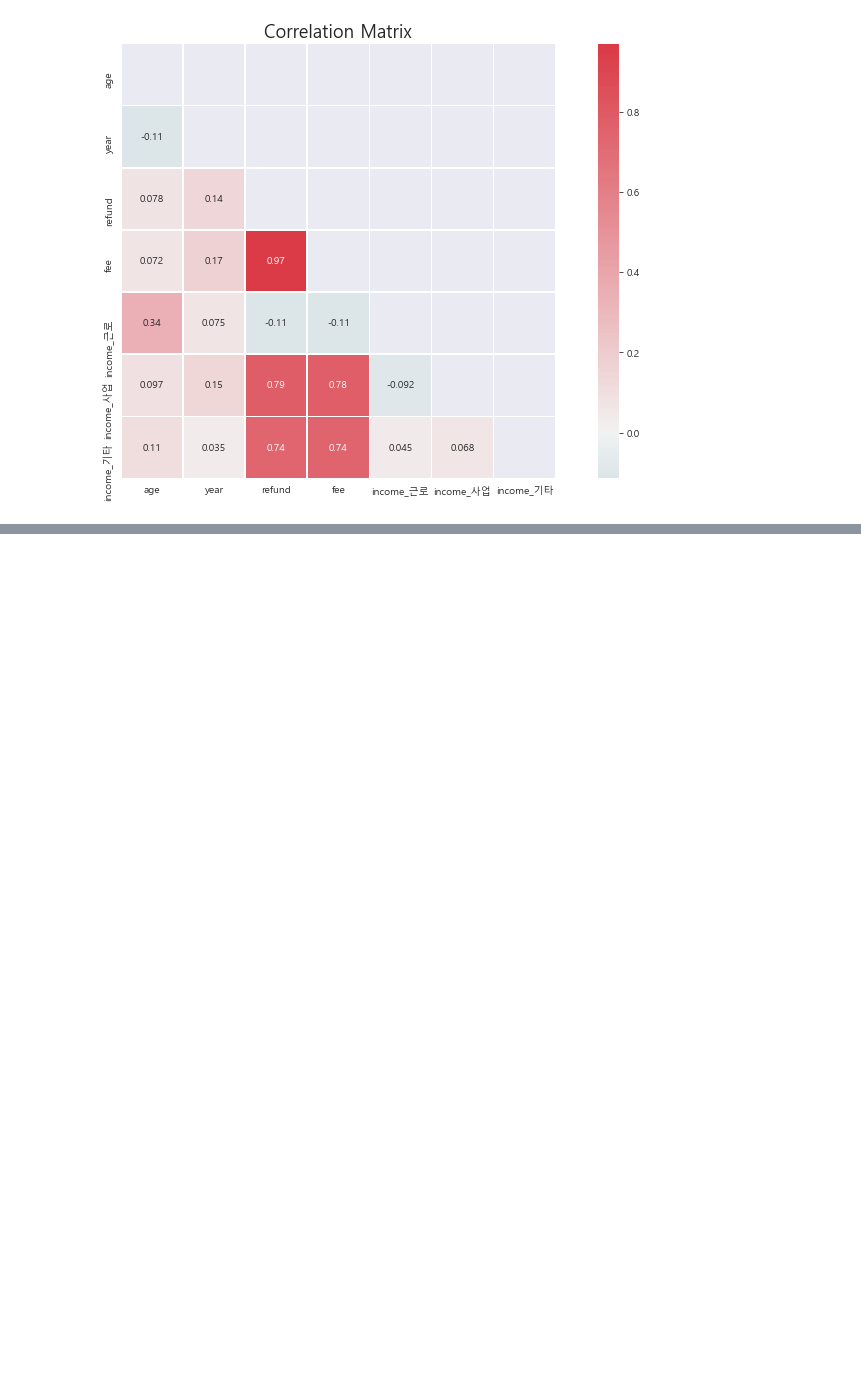
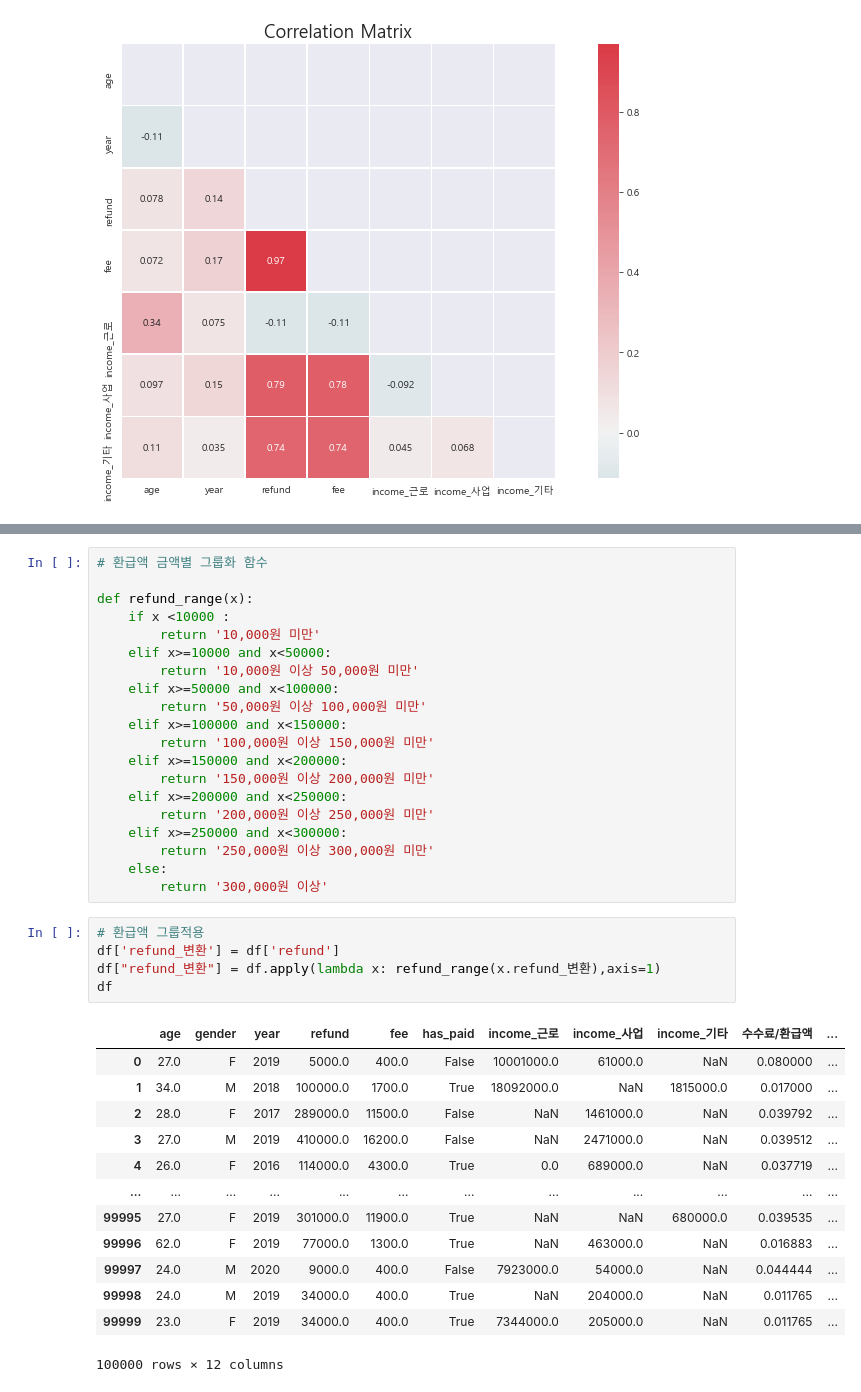
Before and after one commit to honeybeat1/team1_wanted_onboarding_2nd, a Jupyter notebook: Week2_정재훈/2021-자비스앤빌런즈_프리온보딩과제.ipynb, the cells around one changed output, grey strips where cells are left out. Cells and saved outputs as stored; diff of their text form; blank space fills up the shorter version.

```diff
--- a/Week2_정재훈/2021-자비스앤빌런즈_프리온보딩과제.ipynb
+++ b/Week2_정재훈/2021-자비스앤빌런즈_프리온보딩과제.ipynb
@@ -1412,0 +1528,39 @@ plt.show()
+# %%
+# 환급액 금액별 그룹화 함수
+
+def refund_range(x):
+    if x <10000 :
+        return '10,000원 미만'
+    elif x>=10000 and x<50000:
+        return '10,000원 이상 50,000원 미만'
+    elif x>=50000 and x<100000:
+        return '50,000원 이상 100,000원 미만'
+    elif x>=100000 and x<150000:
+        return '100,000원 이상 150,000원 미만'
+    elif x>=150000 and x<200000:
+        return '150,000원 이상 200,000원 미만'
+    elif x>=200000 and x<250000:
+        return '200,000원 이상 250,000원 미만'
+    elif x>=250000 and x<300000:
+        return '250,000원 이상 300,000원 미만'
+    else:
+        return '300,000원 이상'
+# %%
+# 환급액 그룹적용
+df['refund_변환'] = df['refund']
+df["refund_변환"] = df.apply(lambda x: refund_range(x.refund_변환),axis=1)
+df
+# %% [output]
+|  | age | gender | year | refund | fee | has_paid | income_근로 | income_사업 | income_기타 | 수수료/환급액 | ... |
+| 0 | 27.0 | F | 2019 | 5000.0 | 400.0 | False | 10001000.0 | 61000.0 | NaN | 0.080000 | ... |
+| 1 | 34.0 | M | 2018 | 100000.0 | 1700.0 | True | 18092000.0 | NaN | 1815000.0 | 0.017000 | ... |
+| 2 | 28.0 | F | 2017 | 289000.0 | 11500.0 | False | NaN | 1461000.0 | NaN | 0.039792 | ... |
+| 3 | 27.0 | M | 2019 | 410000.0 | 16200.0 | False | NaN | 2471000.0 | NaN | 0.039512 | ... |
+| 4 | 26.0 | F | 2016 | 114000.0 | 4300.0 | True | 0.0 | 689000.0 | NaN | 0.037719 | ... |
+| ... | ... | ... | ... | ... | ... | ... | ... | ... | ... | ... | ... |
+| 99995 | 27.0 | F | 2019 | 301000.0 | 11900.0 | True | NaN | NaN | 680000.0 | 0.039535 | ... |
+| 99996 | 62.0 | F | 2019 | 77000.0 | 1300.0 | True | NaN | 463000.0 | NaN | 0.016883 | ... |
+| 99997 | 24.0 | M | 2020 | 9000.0 | 400.0 | False | 7923000.0 | 54000.0 | NaN | 0.044444 | ... |
+| 99998 | 24.0 | M | 2019 | 34000.0 | 400.0 | True | NaN | 204000.0 | NaN | 0.011765 | ... |
+| 99999 | 23.0 | F | 2019 | 34000.0 | 400.0 | True | 7344000.0 | 205000.0 | NaN | 0.011765 | ... |
+100000 rows × 12 columns
```
Also changed, not shown: parts of 23 cells of this notebook.
